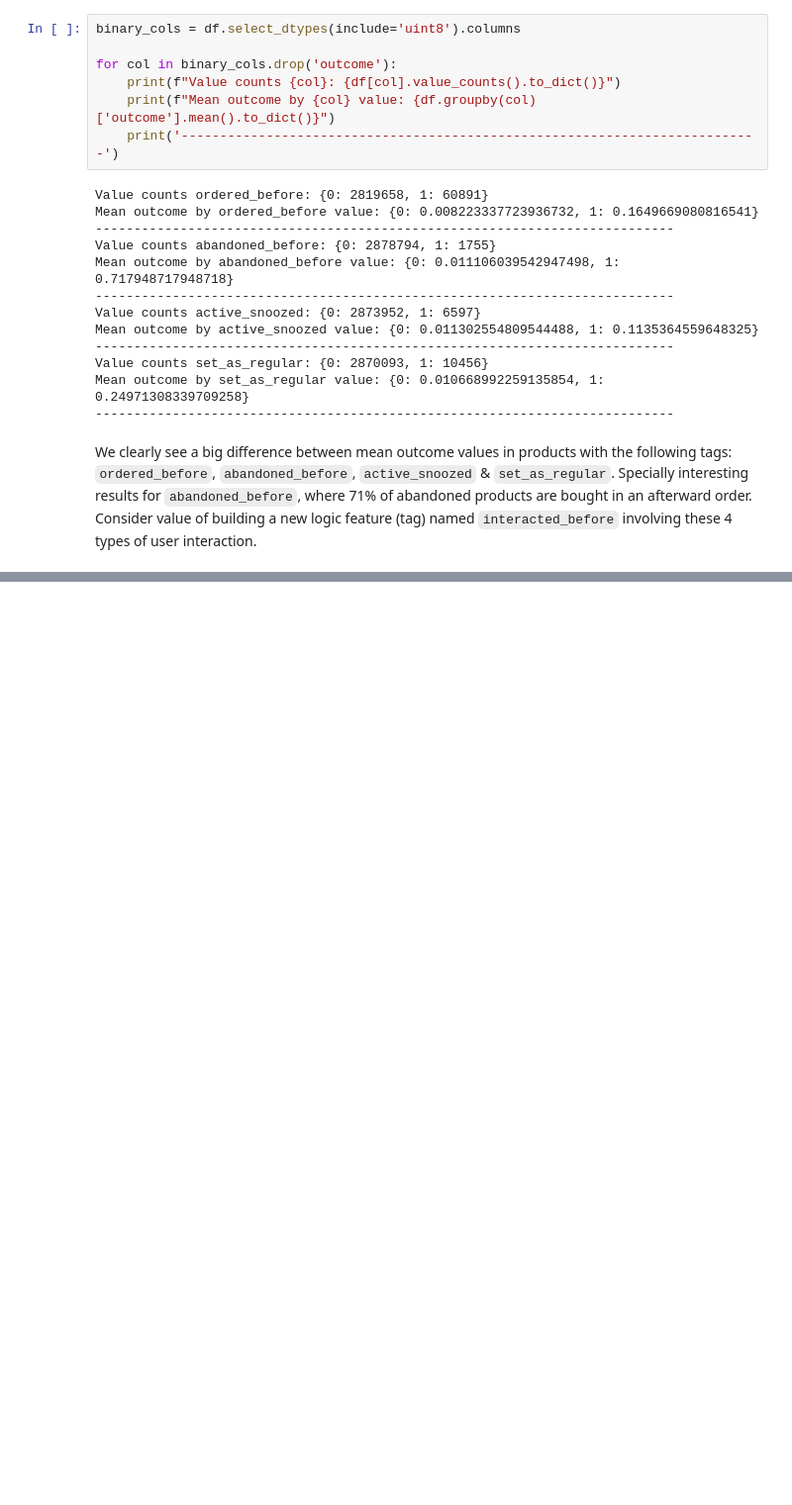
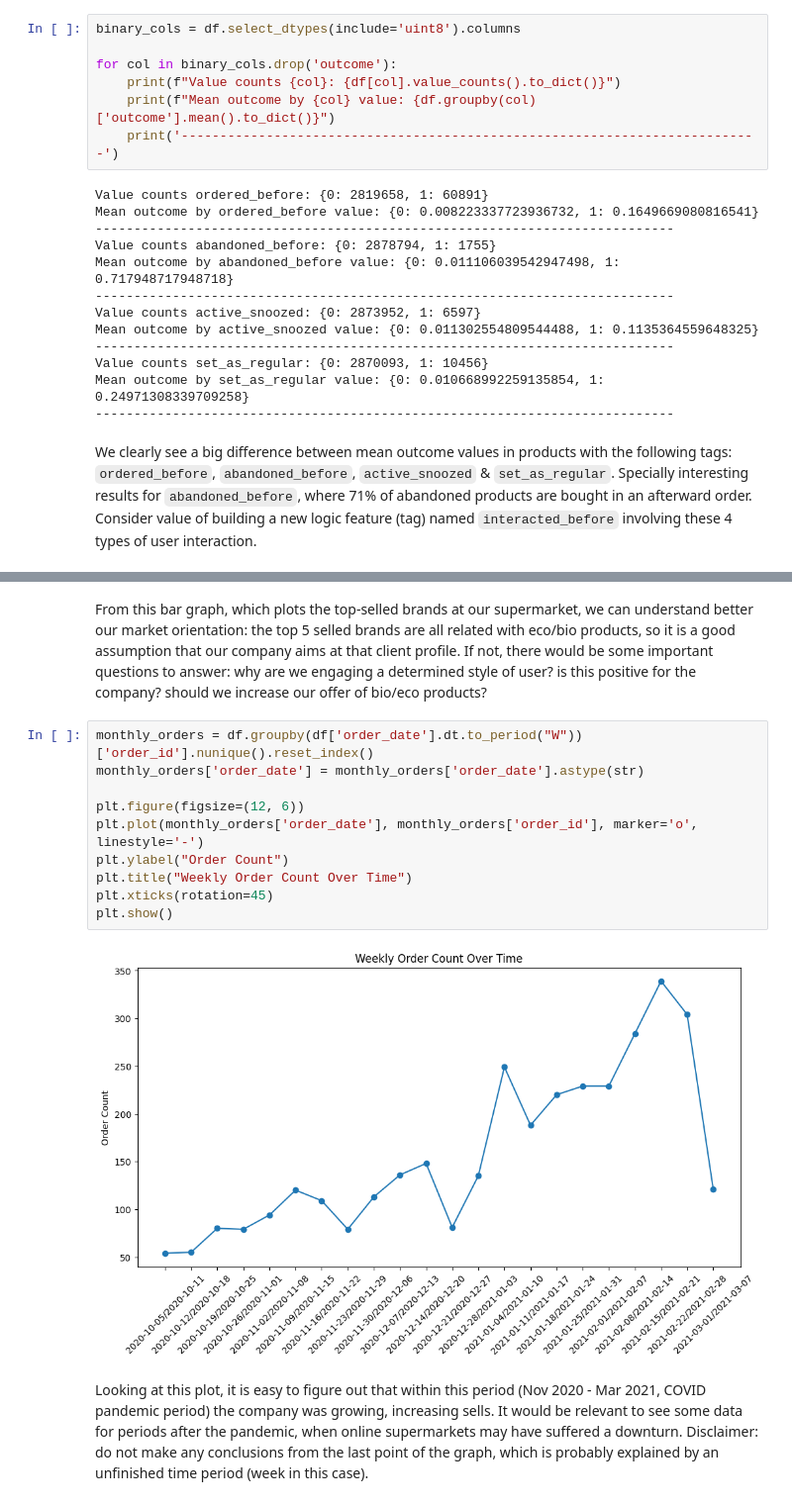
Before and after one commit to MiguelAlvarezHernanz/zrive-ds, a Jupyter notebook: src/module_2/EDA_2.ipynb, the cells around one changed output, grey strips where cells are left out. Shown at 99% size. Drawn from its saved outputs; the diff is of its cells as text; blank space fills up the shorter version.

```diff
--- a/src/module_2/EDA_2.ipynb
+++ b/src/module_2/EDA_2.ipynb
@@ -309,0 +342,16 @@ We clearly see a big difference between mean outcome values in products with the
+# %% [markdown]
+From this bar graph, which plots the top-selled brands at our supermarket, we can understand better our market orientation: the top 5 selled brands are all related with eco/bio products, so it is a good assumption that our company aims at that client profile. If not, there would be some important questions to answer: why are we engaging a determined style of user? is this positive for the company? should we increase our offer of bio/eco products?
+# %%
+monthly_orders = df.groupby(df['order_date'].dt.to_period("W"))['order_id'].nunique().reset_index()
+monthly_orders['order_date'] = monthly_orders['order_date'].astype(str)
+
+plt.figure(figsize=(12, 6))
+plt.plot(monthly_orders['order_date'], monthly_orders['order_id'], marker='o', linestyle='-')
+plt.ylabel("Order Count")
+plt.title("Weekly Order Count Over Time")
+plt.xticks(rotation=45)
+plt.show()
+# %% [output]
+[figure, added]
+# %% [markdown]
+Looking at this plot, it is easy to figure out that within this period (Nov 2020 - Mar 2021, COVID pandemic period) the company was growing, increasing sells. It would be relevant to see some data for periods after the pandemic, when online supermarkets may have suffered a downturn. Disclaimer: do not make any conclusions from the last point of the graph, which is probably explained by an unfinished time period (week in this case).
```
Also changed, not shown: parts of 7 cells of this notebook.
